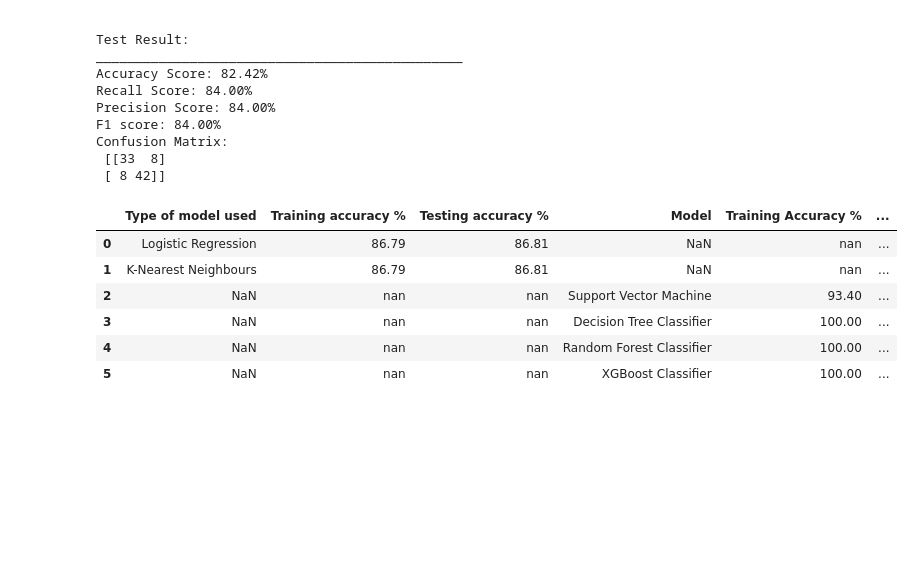
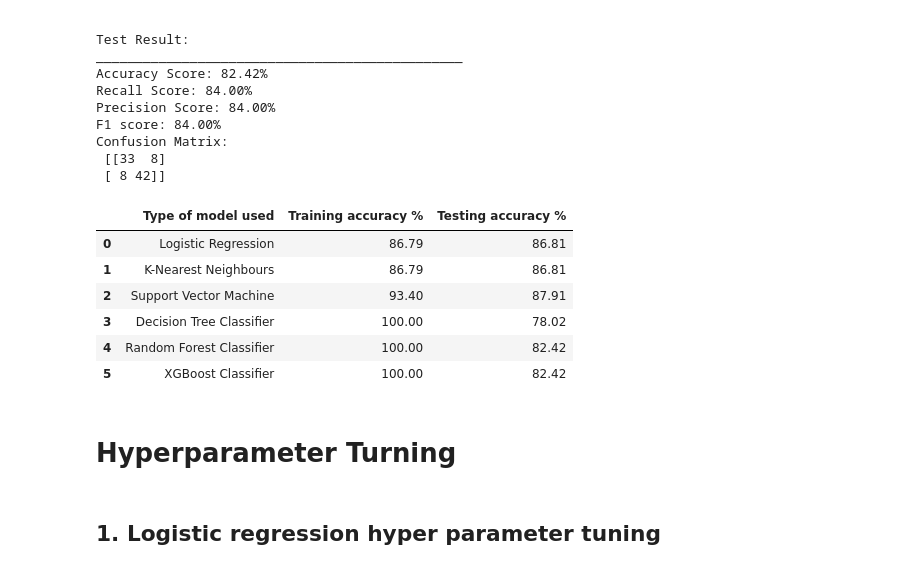
Before and after one commit to tharun634/Heart-Disease-Analysis, a Jupyter notebook: IT204Proj.ipynb, the cells around one changed output. Saved outputs shown, nothing was run; the diff lists cells and outputs as text; code cells hidden in the pictures; blank space fills up the shorter version.

```diff
--- a/IT204Proj.ipynb
+++ b/IT204Proj.ipynb
@@ -325,7 +325,7 @@ test_score = accuracy_score(yts, svm_model.predict(xts)) * 100
 train_score = accuracy_score(ytr, svm_model.predict(xtr)) * 100
 
 results_df_2 = pd.DataFrame(data=[["Support Vector Machine", train_score, test_score]],
-                          columns=['Model', 'Training Accuracy %', 'Testing Accuracy %'])
+                          columns=['Type of model used ', 'Training accuracy %', 'Testing accuracy %'])
 results_df = results_df.append(results_df_2, ignore_index=True)
 results_df
 # %% [output]
@@ -371,7 +371,7 @@ test_score = accuracy_score(yts, tree.predict(xts)) * 100
 train_score = accuracy_score(ytr, tree.predict(xtr)) * 100
 
 results_df_2 = pd.DataFrame(data=[["Decision Tree Classifier", train_score, test_score]],
-                          columns=['Model', 'Training Accuracy %', 'Testing Accuracy %'])
+                          columns=['Type of model used ', 'Training accuracy %', 'Testing accuracy %'])
 results_df = results_df.append(results_df_2, ignore_index=True)
 results_df
 # %% [output]
@@ -418,7 +418,7 @@ test_score = accuracy_score(yts, rand_forest.predict(xts)) * 100
 train_score = accuracy_score(ytr, rand_forest.predict(xtr)) * 100
 
 results_df_2 = pd.DataFrame(data=[["Random Forest Classifier", train_score, test_score]],
-                          columns=['Model', 'Training Accuracy %', 'Testing Accuracy %'])
+                          columns=['Type of model used ', 'Training accuracy %', 'Testing accuracy %'])
 results_df = results_df.append(results_df_2, ignore_index=True)
 results_df
 # %% [output]
@@ -463,16 +463,16 @@ Confusion Matrix:
 # %%
 test_score = accuracy_score(yts, xgb.predict(xts)) * 100
 train_score = accuracy_score(ytr, xgb.predict(xtr)) * 100
 
 results_df_2 = pd.DataFrame(data=[["XGBoost Classifier", train_score, test_score]],
-                          columns=['Model', 'Training Accuracy %', 'Testing Accuracy %'])
+                          columns=['Type of model used ', 'Training accuracy %', 'Testing accuracy %'])
 results_df = results_df.append(results_df_2, ignore_index=True)
 results_df
 # %% [output]
-|  | Type of model used | Training accuracy % | Testing accuracy % | Model | Training Accuracy % | ... |
-| 0 | Logistic Regression | 86.79 | 86.81 | NaN | nan | ... |
-| 1 | K-Nearest Neighbours | 86.79 | 86.81 | NaN | nan | ... |
-| 2 | NaN | nan | nan | Support Vector Machine | 93.40 | ... |
-| 3 | NaN | nan | nan | Decision Tree Classifier | 100.00 | ... |
-| 4 | NaN | nan | nan | Random Forest Classifier | 100.00 | ... |
-| 5 | NaN | nan | nan | XGBoost Classifier | 100.00 | ... |
+|  | Type of model used | Training accuracy % | Testing accuracy % |
+| 0 | Logistic Regression | 86.79 | 86.81 |
+| 1 | K-Nearest Neighbours | 86.79 | 86.81 |
+| 2 | Support Vector Machine | 93.40 | 87.91 |
+| 3 | Decision Tree Classifier | 100.00 | 78.02 |
+| 4 | Random Forest Classifier | 100.00 | 82.42 |
+| 5 | XGBoost Classifier | 100.00 | 82.42 |
@@ -480,0 +479,4 @@ results_df
+# %% [markdown]
+# Hyperparameter Turning
+# %% [markdown]
+## 1. Logistic regression hyper parameter tuning
```
Also changed, not shown: parts of 35 cells of this notebook.
